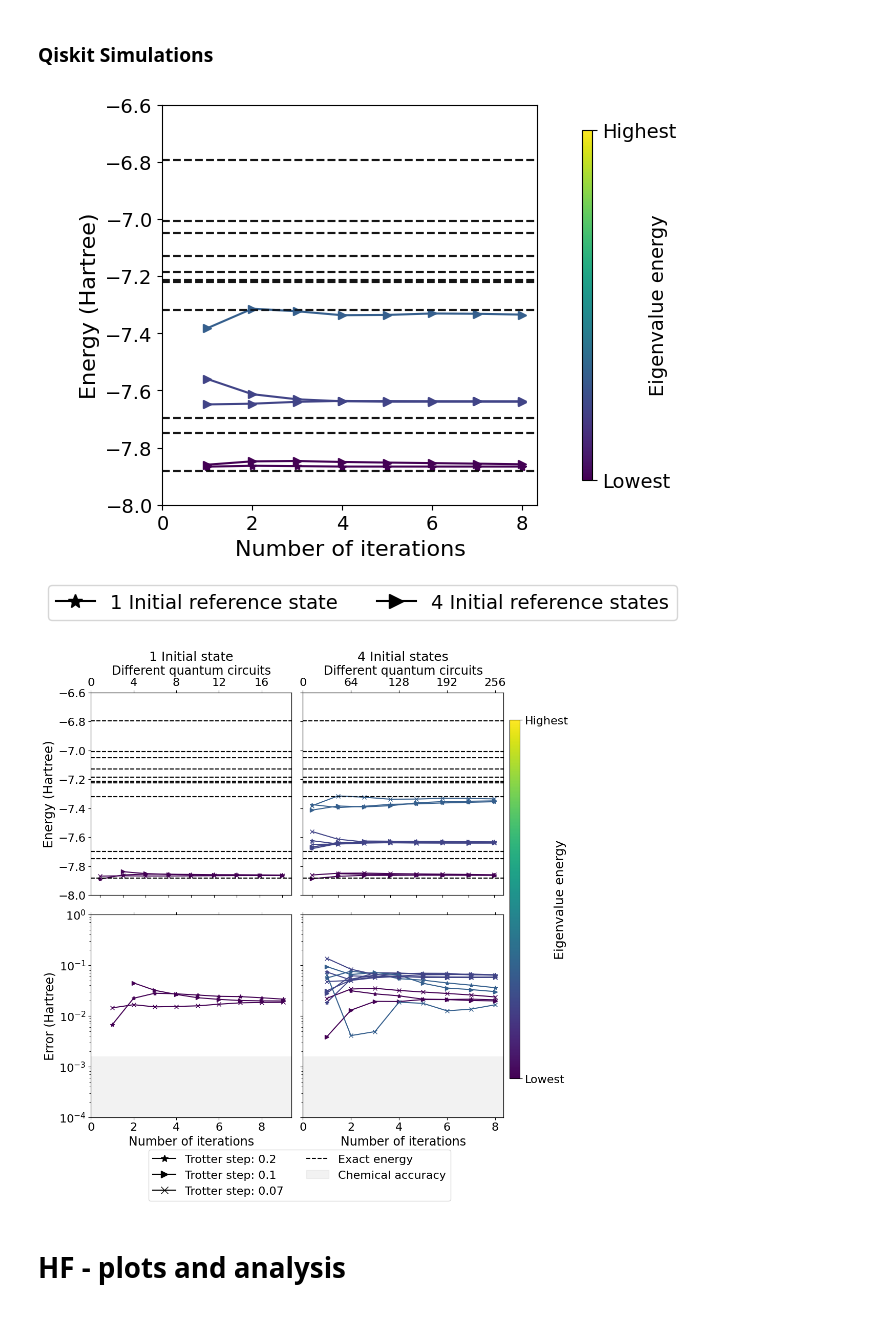
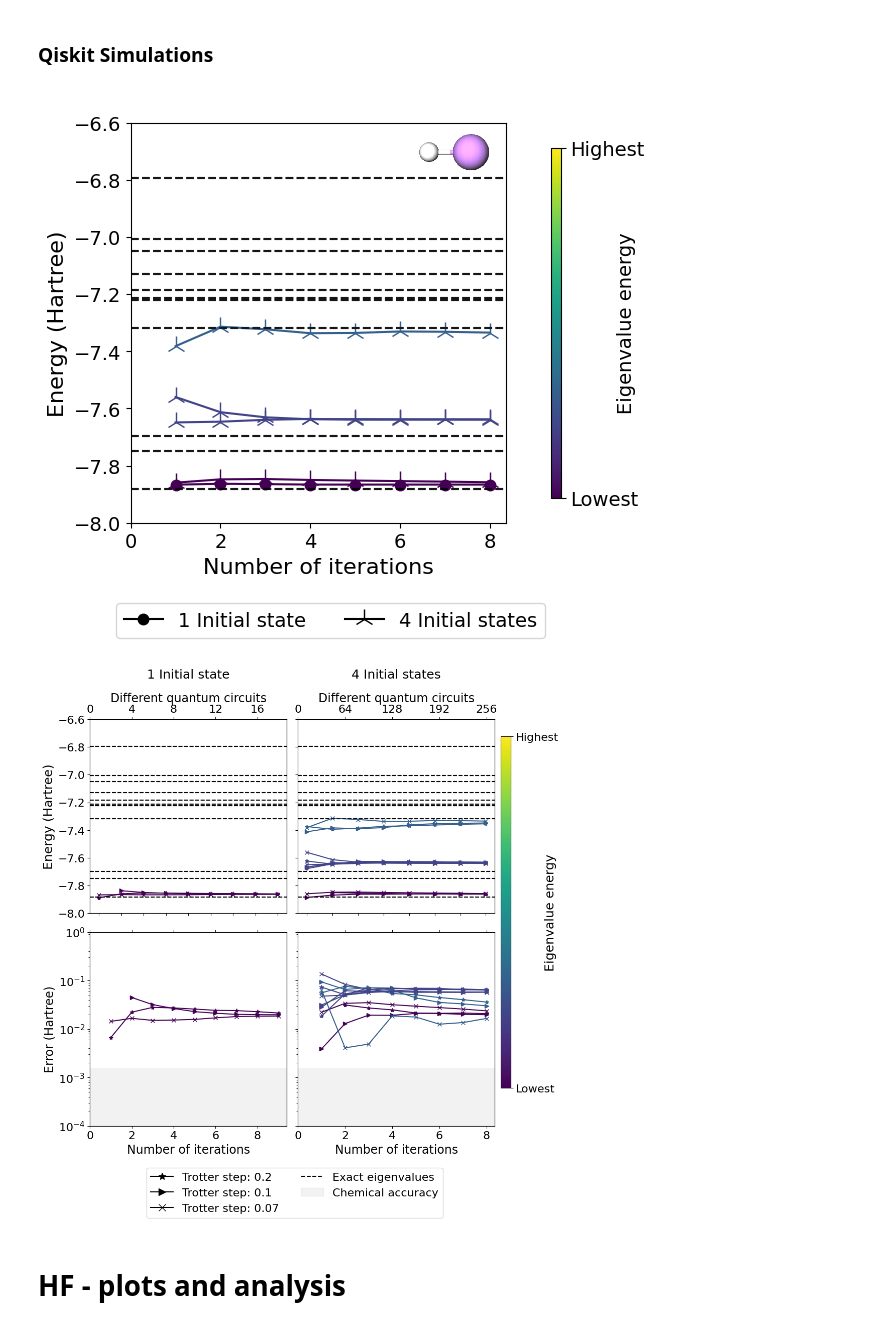
Before and after one commit to NQCP/NQCP-AA-pub-QBKSP_eigensolver, a Jupyter notebook: molecules.ipynb, the cells around one changed output. Cells and saved outputs as stored; diff of their text form; code cells hidden in the pictures.

Commit message:
plotting improved

```diff
--- a/molecules.ipynb
+++ b/molecules.ipynb
@@ -105,7 +106,15 @@ for states in states_list:
 
     ite = np.arange(0, 15, 2)
     ite2 = np.arange(0, 15, 2)
-    K = 15
+    K=15
+    if Ninitial == 1:
+        ite = np.arange(0, 128, 20)
+        ite2 = np.arange(0, 128, 20)
+        K = 128
+    if Ninitial == 2:
+        ite = np.arange(0, 33, 4)
+        ite2 = np.arange(0, 33, 8)
+        K = 33
     if Ninitial == 4:
         ite = np.arange(0, 9, 1)
         ite2 = np.arange(0, 9, 2)
@@ -189,6 +198,13 @@ for i in range(1, 5):
     if i == 4:
         ite = np.arange(0, 9, 1)
         ite2 = np.arange(0, 9, 2)
+    if i == 1:
+        ite = np.arange(0, 128, 20)
+        ite2 = np.arange(0, 128, 20)
+    if i == 2:
+        ite = np.arange(0, 33, 4)
+        ite2 = np.arange(0, 33, 8)
+
 
     top_ax.set_xticks(ite)
     top_ax.set_xticklabels([])
@@ -231,6 +247,6 @@ cbar.set_label("Eigenvalue energy", fontsize=24, labelpad=-20)
 
 plt.subplots_adjust(hspace=0.1)
 plt.tight_layout()
-plt.savefig(f'{Data_path}/LiH_3evol_references.pdf', format='pdf', bbox_inches='tight')
+plt.savefig(f'{Data_path}/figure10.pdf', format='pdf', bbox_inches='tight')
 plt.show()
 # %% [output]
@@ -630,9 +646,10 @@ norm = Normalize(vmin=0, vmax=10)
 cmap = plt.colormaps['viridis']
 ite = np.arange(0,10,2)
 ite2 = np.arange(0,10,2)
-markers_dict = {'1 Initial reference state': '*', '4 Initial reference states': '>'}
-markers_handle = [mlines.Line2D([], [], color='black', label=f"{T}", marker=marker, markersize=10) for T, marker in markers_dict.items()]
-line_handle = [mlines.Line2D([], [], color='black', linestyle='--', label='Exact energy', markersize=10)]
+markers_dict = {'1 Initial state': '.', '4 Initial states': '2'}
+markers_handle = [mlines.Line2D([], [], color='black', label=f"{T}", marker=marker, markersize=15
+                                ) for T, marker in markers_dict.items()]
+line_handle = [mlines.Line2D([], [], color='black', linestyle='--', label='Exact energy', markersize=15)]
 num_tracks_per_state = 5
 
 # Box (patch) for the gray region
@@ -640,7 +657,7 @@ gray_region_handle = [mpatches.Patch(color='gray', alpha=0.1, label='Chemical ac
 norm_val = np.linalg.norm(matrix_op,2)
 eigv, eigvecs = linalg.eigh(matrix_op)
 eigvals = np.sort(np.unique(np.round(result.eigenvalues, 12)))
-markers = ['*', '>', 'x', '<', 'x']
+markers = ['.', '2', 'x', '<', 'x']
 shots_idx = 0
 fig = plt.figure(figsize=(5, 5))
 ax = fig.add_axes([0.1, 0.1, 0.75, 0.8])  # Leave room on right for colorbar
@@ -711,7 +728,7 @@ for state_group in ["4", "4_4"]:
         if len(list_iter[p]) < 2:
             continue
         state_idx = p // num_tracks_per_state
-        ax.plot(list_iter[p], list_eigs[p]+result.extracted_transformer_energy+problem_reduced.nuclear_repulsion_energy, marker=markers[shots_idx], color=colors[state_idx])
+        ax.plot(list_iter[p], list_eigs[p]+result.extracted_transformer_energy+problem_reduced.nuclear_repulsion_energy, marker=markers[shots_idx], color=colors[state_idx],markersize=15)
         # axs[1, col].plot(list_iter[p], np.abs(np.array(list_eigs[p]) - eigvals[state_idx]), marker=markers[shots_idx], color=colors[state_idx])
 
     for k in range(11):
@@ -719,35 +736,44 @@ for state_group in ["4", "4_4"]:
 
     shots_idx += 1
 
 
 plt.ylabel('Energy (Hartree)', fontsize=16)
 plt.xlabel('Number of iterations', fontsize=16)
 plt.xticks(ite, size=14)
 plt.yticks(size=14)
 plt.ylim(-8, -6.6)
 
 
 # -------- COLORBAR --------
 
 
 sm = cm.ScalarMappable(cmap=cmap, norm=norm)
 sm.set_array([])
 cbar_ax = fig.add_axes([0.94, 0.15, 0.02, 0.7])
 cbar = fig.colorbar(sm, cax=cbar_ax, ticks=[0, 10])
 cbar.ax.set_yticklabels(['Lowest', 'Highest'], fontsize=14)
 cbar.ax.tick_params(labelsize=14)
 cbar.set_label("Eigenvalue energy", fontsize=14, labelpad=-20)
 
 # -------- LEGEND --------
 fig.legend(handles=markers_handle, loc='lower center', fontsize=14,
            bbox_to_anchor=(0.5, -0.15), ncol=2)
+# -------- IMAGE IN TOP-RIGHT CORNER --------
+img_path = f'LIH.png'  # Replace with your actual PNG filename
+img = mpimg.imread(img_path)
+imagebox = OffsetImage(img, zoom=0.4)  # Adjust zoom as needed
+
+# Coordinates in axis fraction (1,1) = top-right corner of the Axes
+ab = AnnotationBbox(imagebox, (1, 1.05), xycoords='axes fraction',
+                    box_alignment=(1, 1), frameon=False)
+ax.add_artist(ab)
 
 # Layout
 plt.tight_layout(rect=[0, 0, 0.95, 1])  # leave room for colorbar
-plt.savefig(f'{Data_path}/LiH_qiskit_shots_2ndFv.pdf', dpi=300, bbox_inches='tight',format='pdf')
+plt.savefig(f'{Data_path}/figure8.pdf', dpi=300, bbox_inches='tight',format='pdf')
 plt.show()
 # %% [output]
-[figure, old version]
+[figure, new version]
 # %%
 Nstates = 10
 
@@ -759,8 +785,8 @@ ite2 = np.arange(0,10,2)
 ite3 = np.arange(0,10,1)
 markers_dict = {'Trotter step: 0.2': '*', 'Trotter step: 0.1': '>', 'Trotter step: 0.07': 'x'}
 markers_handle = [mlines.Line2D([], [], color='black', label=f"{T}", marker=marker, markersize=10) for T, marker in markers_dict.items()]
-line_handle = [mlines.Line2D([], [], color='black', linestyle='--', label='Exact energy', markersize=10)]
-
+line_handle = [mlines.Line2D([], [], color='black', linestyle='--', label='Exact eigenvalues', markersize=10)]
+num_tracks_per_state = 5
 
 
 # Box (patch) for the gray region
@@ -864,14 +890,14 @@ for ref_suffix, x, col_idx in [('ref4', 1, 0), ('ref4_4', 4, 1)]:
 
         shots_idx += 1
 
-axs[0, 0].set_title('1 Initial state', fontsize=18)
+axs[0, 0].set_title('1 Initial state', fontsize=18, pad=20)
 axs[0, 0].set_ylabel('Energy (Hartree)', fontsize=18)
 axs[0, 0].set_ylim(-8, -6.6)
 axs[0, 0].tick_params(axis='x', labelbottom=False)  # show ticks, hide labels
 axs[0, 0].tick_params(axis='y', labelsize=16)
 
 # -------- TOP RIGHT --------
-axs[0, 1].set_title('4 Initial states', fontsize=18)
+axs[0, 1].set_title('4 Initial states', fontsize=18, pad=20)
 axs[0, 1].set_ylim(-8, -6.6)
 axs[0, 1].tick_params(axis='x', labelbottom=False)
 axs[0, 1].tick_params(axis='y', labelleft=False, labelright=False, labelsize=16)
@@ -930,14 +956,14 @@ cbar.set_label("Eigenvalue energy", fontsize=18, labelpad=-20)
 
 # -------- LEGEND --------
 fig.legend(handles=markers_handle+line_handle+gray_region_handle, loc='lower center', fontsize=16,
-           bbox_to_anchor=(0.53, -0.1), ncol=2)
+           bbox_to_anchor=(0.53, -0.12), ncol=2)
 
 # Layout
 plt.tight_layout(rect=[0, 0, 0.95, 1])  # leave room for colorbar
-plt.savefig(f'{Data_path}/LiH_qiskit_trotter_2ndv4F.pdf', dpi=300, bbox_inches='tight',format='pdf')
+plt.savefig(f'{Data_path}/figure13.pdf', dpi=300, bbox_inches='tight',format='pdf')
 plt.show()
 # %% [output]
-[figure, old version]
+[figure, new version]
 # %% [markdown]
 # HF - plots and analysis
 # %%
```
Also changed, not shown: parts of 3 cells of this notebook, 3 other files.
